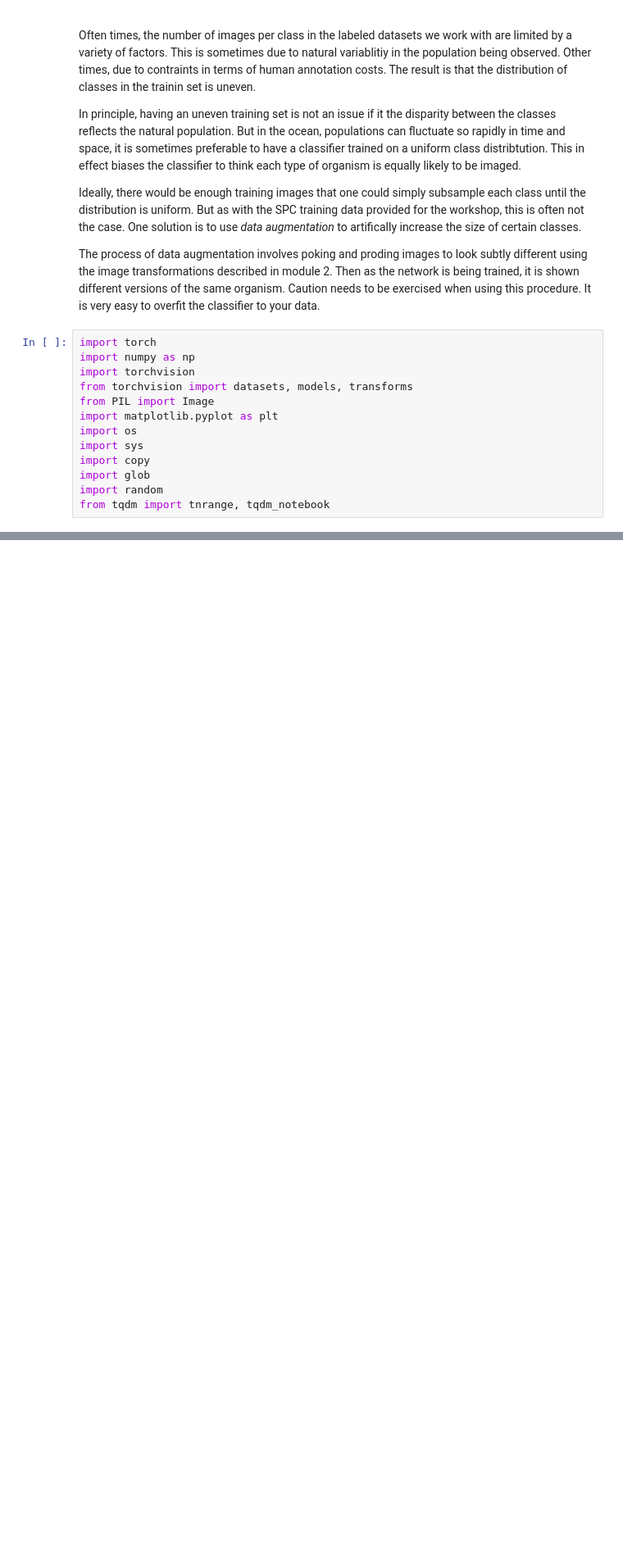
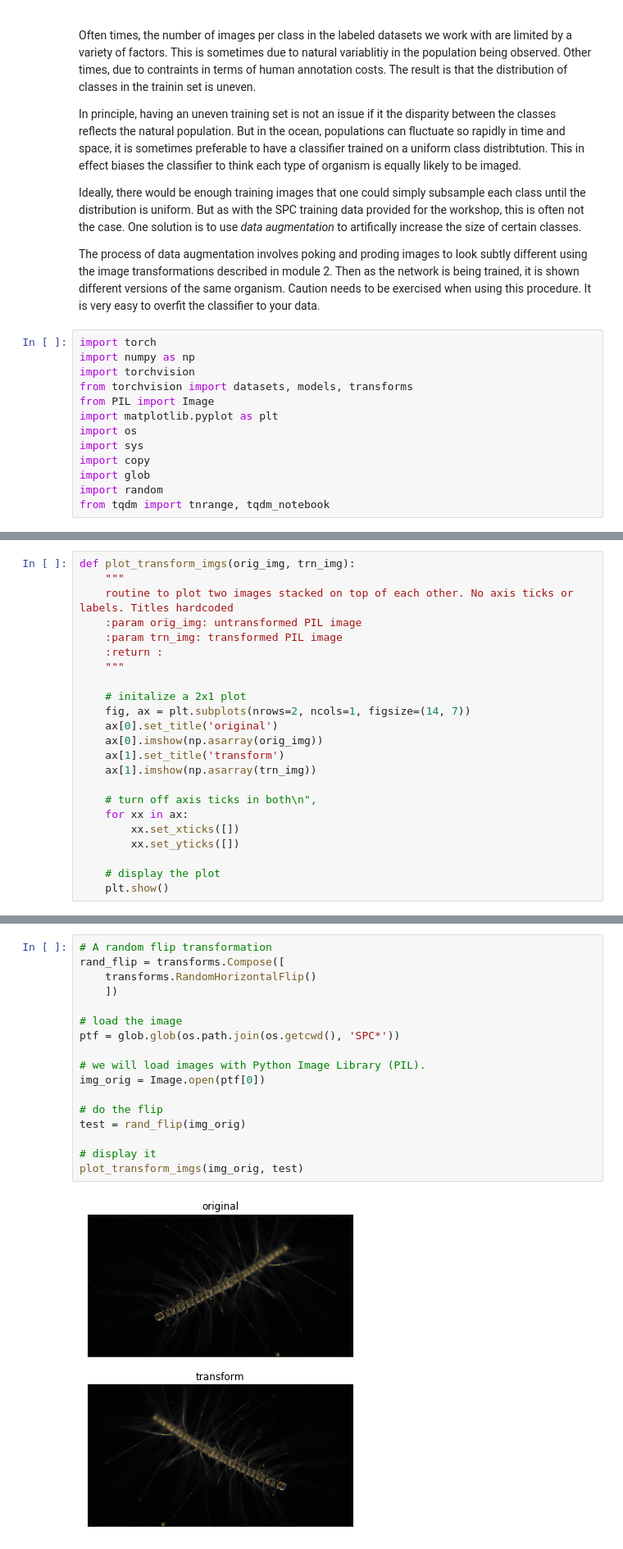
Before and after one commit to eor314/pogo_bioobs19_imaging, a Jupyter notebook: mod7_data_augmentation.ipynb, the cells around one changed output, grey strips where cells are left out. Shown at 82% size. Cells and saved outputs as stored; diff of their text form; blank space fills up the shorter version.

Commit message:
mod 7 flips & affine transforms

```diff
--- a/mod7_data_augmentation.ipynb
+++ b/mod7_data_augmentation.ipynb
@@ -23,0 +28,23 @@ from tqdm import tnrange, tqdm_notebook
+# %%
+def plot_transform_imgs(orig_img, trn_img):
+    """
+    routine to plot two images stacked on top of each other. No axis ticks or labels. Titles hardcoded
+    :param orig_img: untransformed PIL image
+    :param trn_img: transformed PIL image
+    :return :
+    """
+
+    # initalize a 2x1 plot
+    fig, ax = plt.subplots(nrows=2, ncols=1, figsize=(14, 7))
+    ax[0].set_title('original')
+    ax[0].imshow(np.asarray(orig_img))
+    ax[1].set_title('transform')
+    ax[1].imshow(np.asarray(trn_img))
+
+    # turn off axis ticks in both\n",
+    for xx in ax:
+        xx.set_xticks([])
+        xx.set_yticks([])
+
+    # display the plot
+    plt.show()
@@ -23,0 +55,19 @@ from tqdm import tnrange, tqdm_notebook
+# %%
+# A random flip transformation
+rand_flip = transforms.Compose([
+    transforms.RandomHorizontalFlip()
+    ])
+
+# load the image
+ptf = glob.glob(os.path.join(os.getcwd(), 'SPC*'))
+
+# we will load images with Python Image Library (PIL).
+img_orig = Image.open(ptf[0])
+
+# do the flip
+test = rand_flip(img_orig)
+
+# display it
+plot_transform_imgs(img_orig, test)
+# %% [output]
+[figure, added]
```
Also changed, not shown: parts of 8 cells of this notebook.
